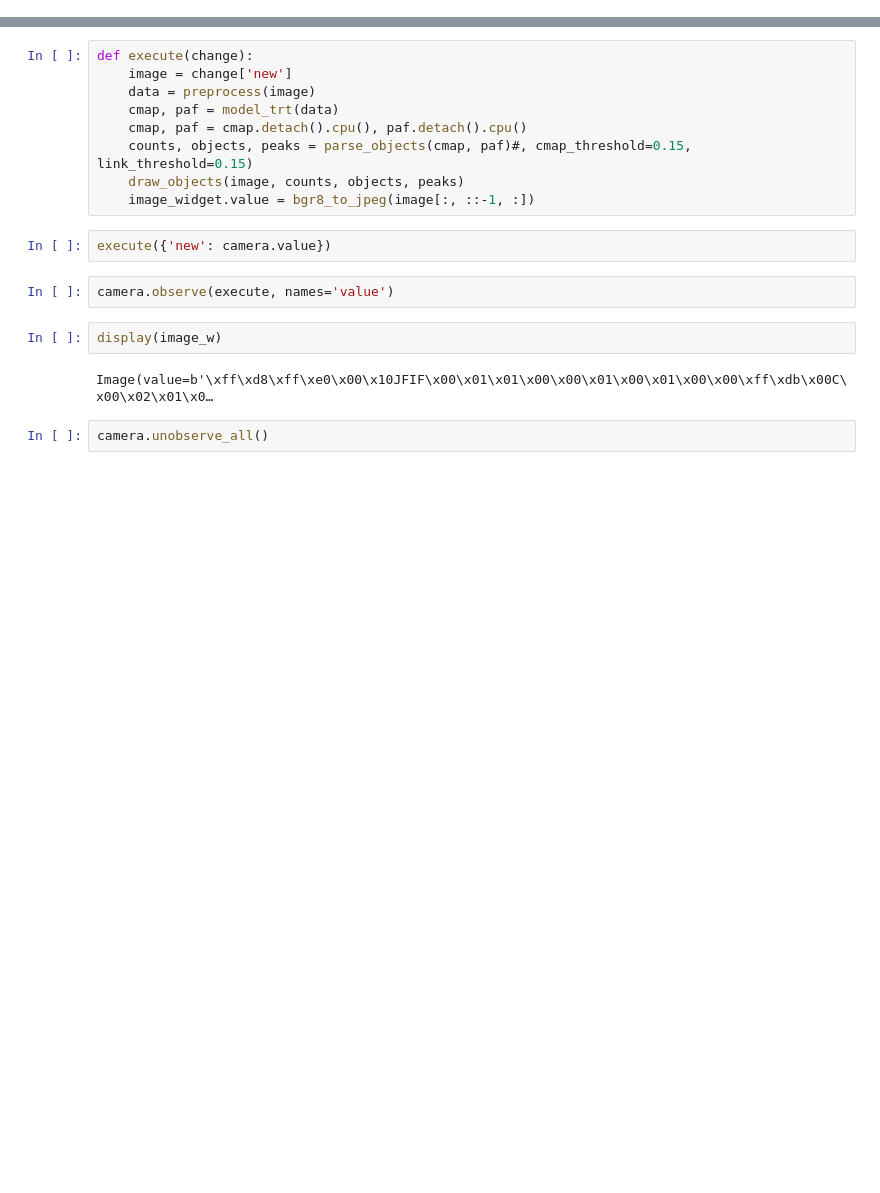
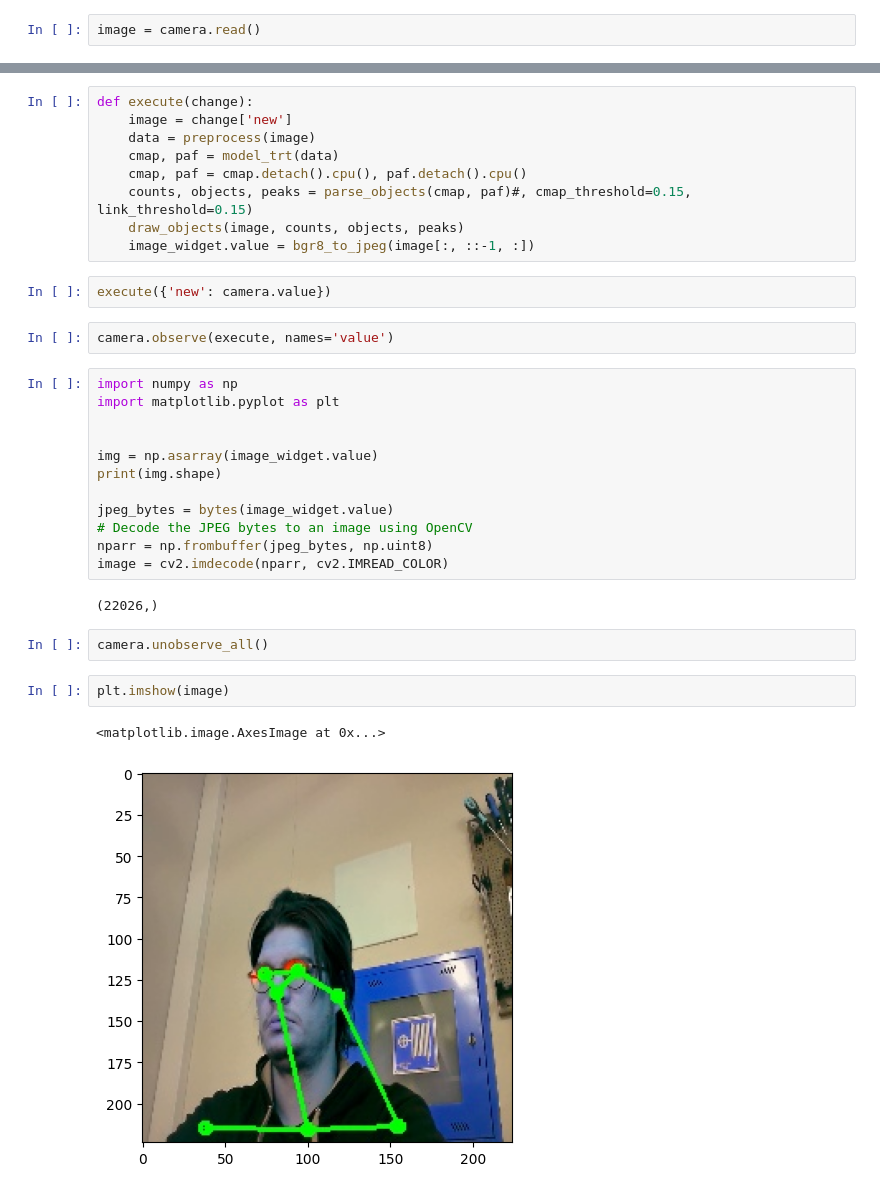
Before and after one commit to larics/trt_pose, a Jupyter notebook: demo_trt_pose.ipynb, the cells around one changed output, grey strips where cells are left out. Drawn from its saved outputs; the diff is of its cells as text; blank space fills up the shorter version.

```diff
--- a/demo_trt_pose.ipynb
+++ b/demo_trt_pose.ipynb
@@ -102,2 +102,3 @@ camera.running = True
 # %%
+image = camera.read()
 # %% [output]
@@ -143,8 +128,23 @@ execute({'new': camera.value})
 # %%
 camera.observe(execute, names='value')
 # %%
-display(image_w)
+import numpy as np
+import matplotlib.pyplot as plt
+
+
+img = np.asarray(image_widget.value)
+print(img.shape)
+
+jpeg_bytes = bytes(image_widget.value)
+# Decode the JPEG bytes to an image using OpenCV
+nparr = np.frombuffer(jpeg_bytes, np.uint8)
+image = cv2.imdecode(nparr, cv2.IMREAD_COLOR)
 # %% [output]
-Image(value=b'\xff\xd8\xff\xe0\x00\x10JFIF\x00\x01\x01\x00\x00\x01\x00\x01\x00\x00\xff\xdb\x00C\x00\x02\x01\x0…
+(22026,)
 # %%
 camera.unobserve_all()
+# %%
+plt.imshow(image)
+# %% [output]
+<matplotlib.image.AxesImage at 0x...>
+[figure, added]
```
Also changed, not shown: parts of 3 cells of this notebook.
